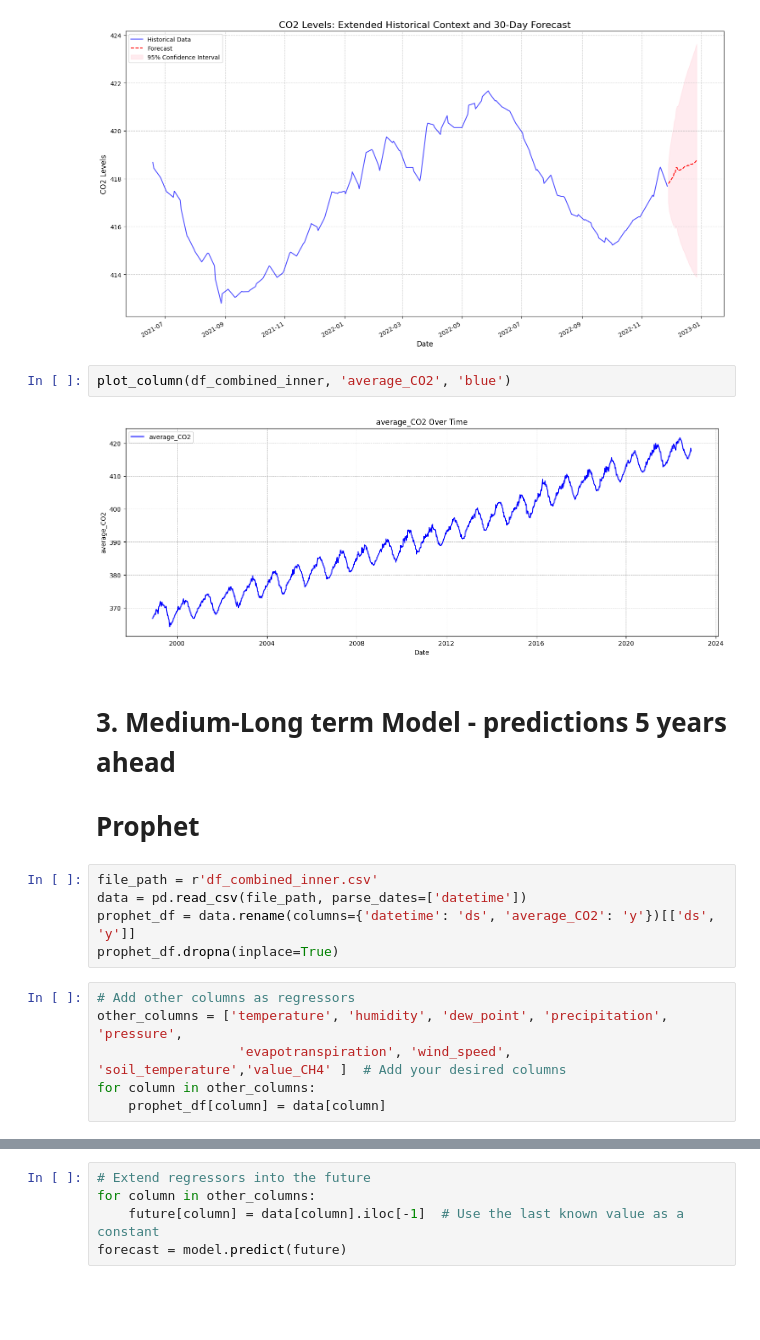
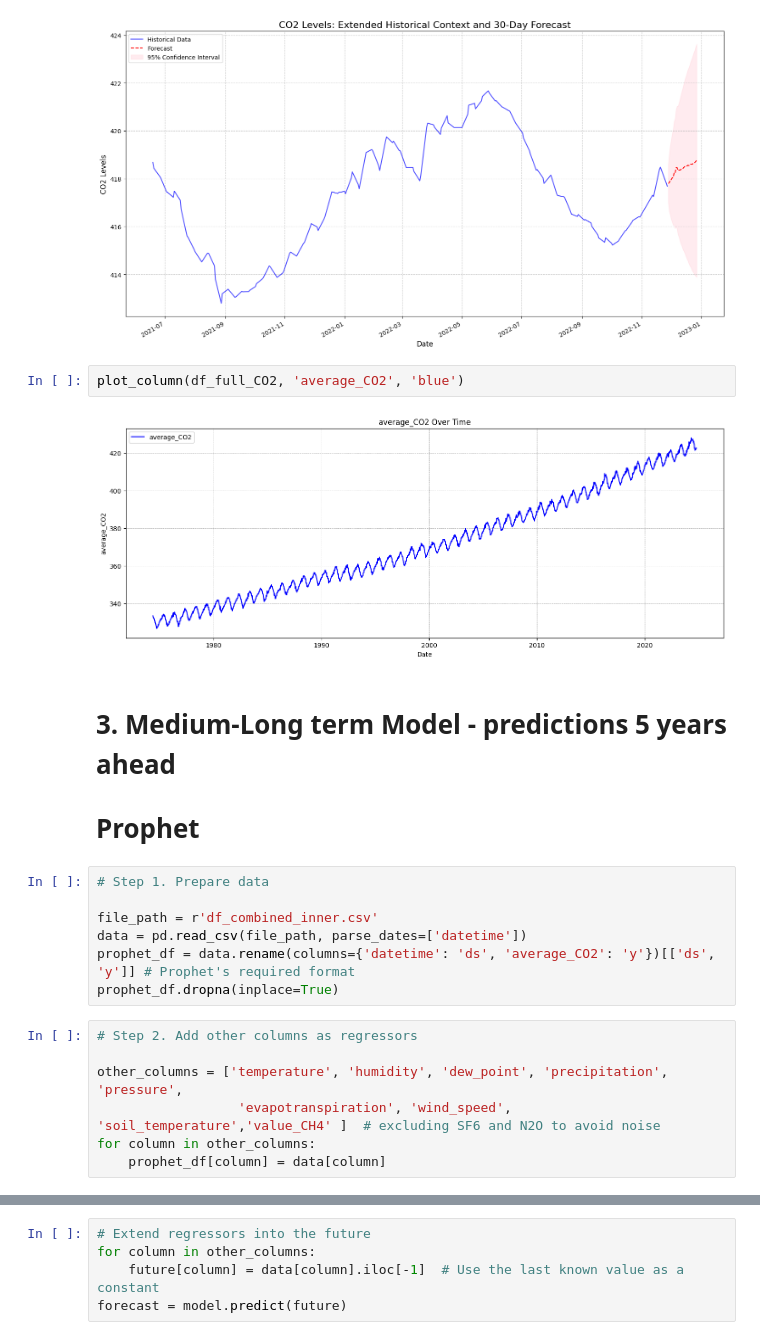
Before and after one commit to E-Cvet/CO2, a Jupyter notebook: models.ipynb, the cells around one changed output, grey strips where cells are left out. Saved outputs shown, nothing was run; the diff lists cells and outputs as text; blank space fills up the shorter version.

```diff
--- a/models.ipynb
+++ b/models.ipynb
@@ -269,20 +273,23 @@ plt.show()
 # %% [output]
 [figure]
 # %%
-plot_column(df_combined_inner, 'average_CO2', 'blue')
+plot_column(df_full_CO2, 'average_CO2', 'blue')
 # %% [output]
-[figure, old version]
+[figure, new version]
 # %% [markdown]
 # 3. Medium-Long term Model - predictions 5 years ahead
-# Prophet
+# **Prophet**
 # %%
+# Step 1. Prepare data
+
 file_path = r'df_combined_inner.csv'
 data = pd.read_csv(file_path, parse_dates=['datetime'])
-prophet_df = data.rename(columns={'datetime': 'ds', 'average_CO2': 'y'})[['ds', 'y']]
+prophet_df = data.rename(columns={'datetime': 'ds', 'average_CO2': 'y'})[['ds', 'y']] # Prophet's required format
 prophet_df.dropna(inplace=True)
 # %%
-# Add other columns as regressors
+# Step 2. Add other columns as regressors
+
 other_columns = ['temperature', 'humidity', 'dew_point', 'precipitation', 'pressure',
-                  'evapotranspiration', 'wind_speed', 'soil_temperature','value_CH4' ]  # Add your desired columns
+                  'evapotranspiration', 'wind_speed', 'soil_temperature','value_CH4' ]  # excluding SF6 and N2O to avoid noise
 for column in other_columns:
     prophet_df[column] = data[column]
```
Also changed, not shown: parts of 29 cells of this notebook, 1 other file.
